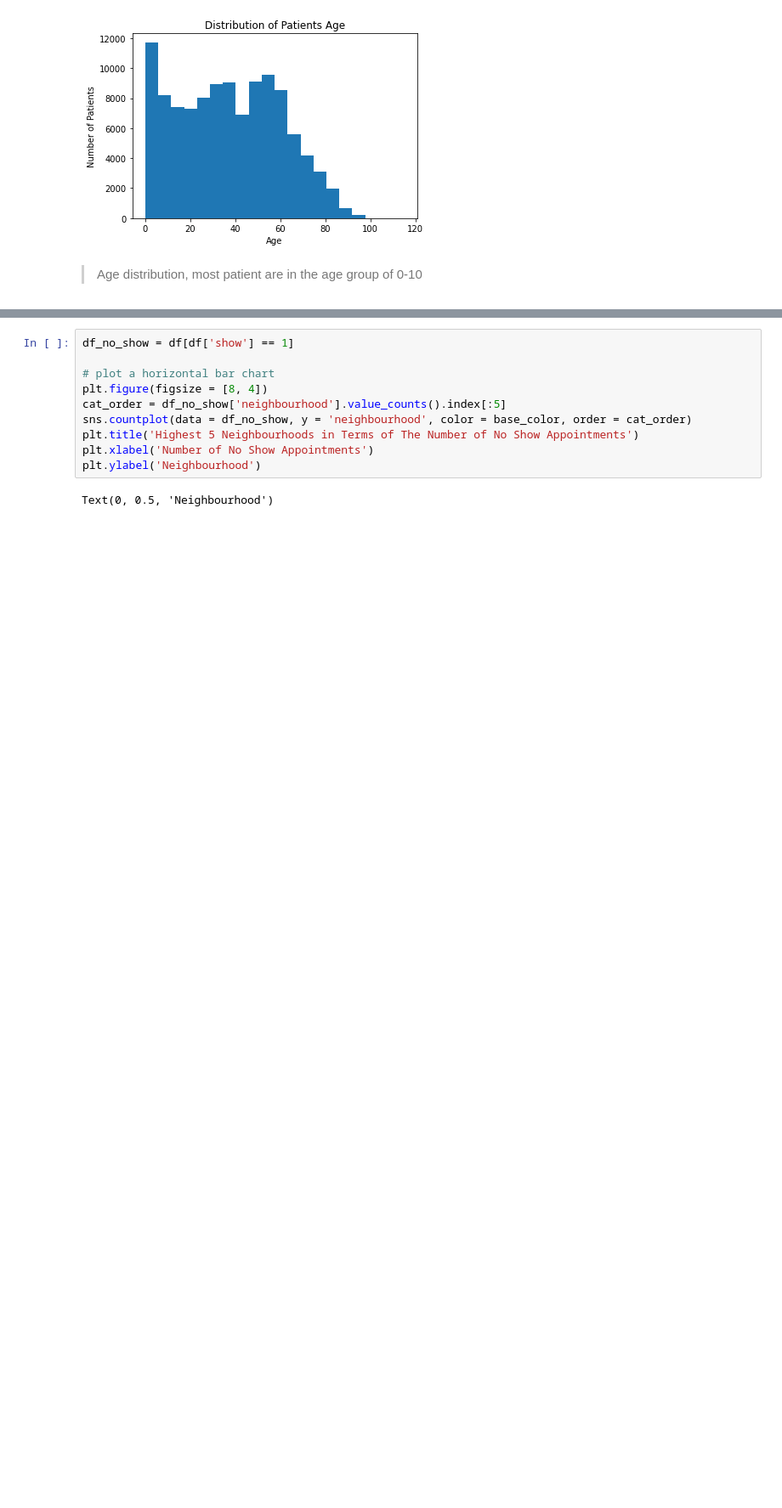
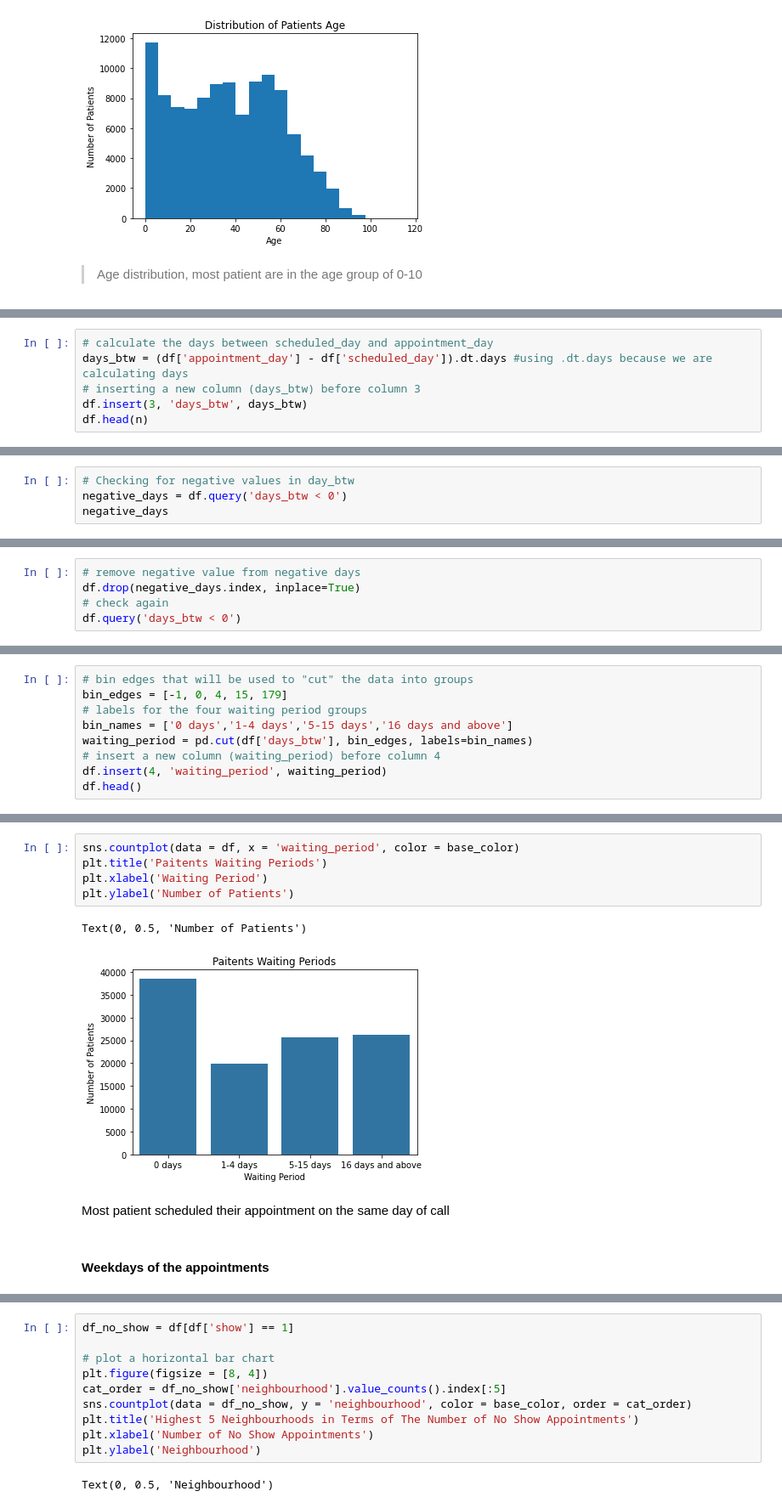
Before and after one commit to horlamiedea/Udacity-project, a Jupyter notebook: investigate-a-dataset-template.ipynb, the cells around one changed output, grey strips where cells are left out. Shown at 85% size. Drawn from its saved outputs; the diff is of its cells as text; blank space fills up the shorter version.

```diff
--- a/investigate-a-dataset-template.ipynb
+++ b/investigate-a-dataset-template.ipynb
@@ -326,0 +508,6 @@ plt.title('Distribution of Patients Age');
+# %%
+# calculate the days between scheduled_day and appointment_day
+days_btw = (df['appointment_day'] - df['scheduled_day']).dt.days #using .dt.days because we are calculating days
+# inserting a new column (days_btw) before column 3
+df.insert(3, 'days_btw', days_btw)
+df.head(n)
@@ -326,0 +523,4 @@ plt.title('Distribution of Patients Age');
+# %%
+# Checking for negative values in day_btw
+negative_days = df.query('days_btw < 0')
+negative_days
@@ -326,0 +537,5 @@ plt.title('Distribution of Patients Age');
+# %%
+# remove negative value from negative days
+df.drop(negative_days.index, inplace=True)
+# check again
+df.query('days_btw < 0')
@@ -326,0 +561,9 @@ plt.title('Distribution of Patients Age');
+# %%
+# bin edges that will be used to "cut" the data into groups
+bin_edges = [-1, 0, 4, 15, 179]
+# labels for the four waiting period groups
+bin_names = ['0 days','1-4 days','5-15 days','16 days and above']
+waiting_period = pd.cut(df['days_btw'], bin_edges, labels=bin_names)
+# insert a new column (waiting_period) before column 4
+df.insert(4, 'waiting_period', waiting_period)
+df.head()
@@ -326,0 +577,14 @@ plt.title('Distribution of Patients Age');
+# %%
+sns.countplot(data = df, x = 'waiting_period', color = base_color)
+plt.title('Paitents Waiting Periods')
+plt.xlabel('Waiting Period')
+plt.ylabel('Number of Patients')
+# %% [output]
+Text(0, 0.5, 'Number of Patients')
+[figure, added]
+# %% [markdown]
+Most patient scheduled their appointment on the same day of call
+# %% [markdown]
+
+
+#### Weekdays of the appointments
```
Also changed, not shown: parts of 100 cells of this notebook, 1 other file.
